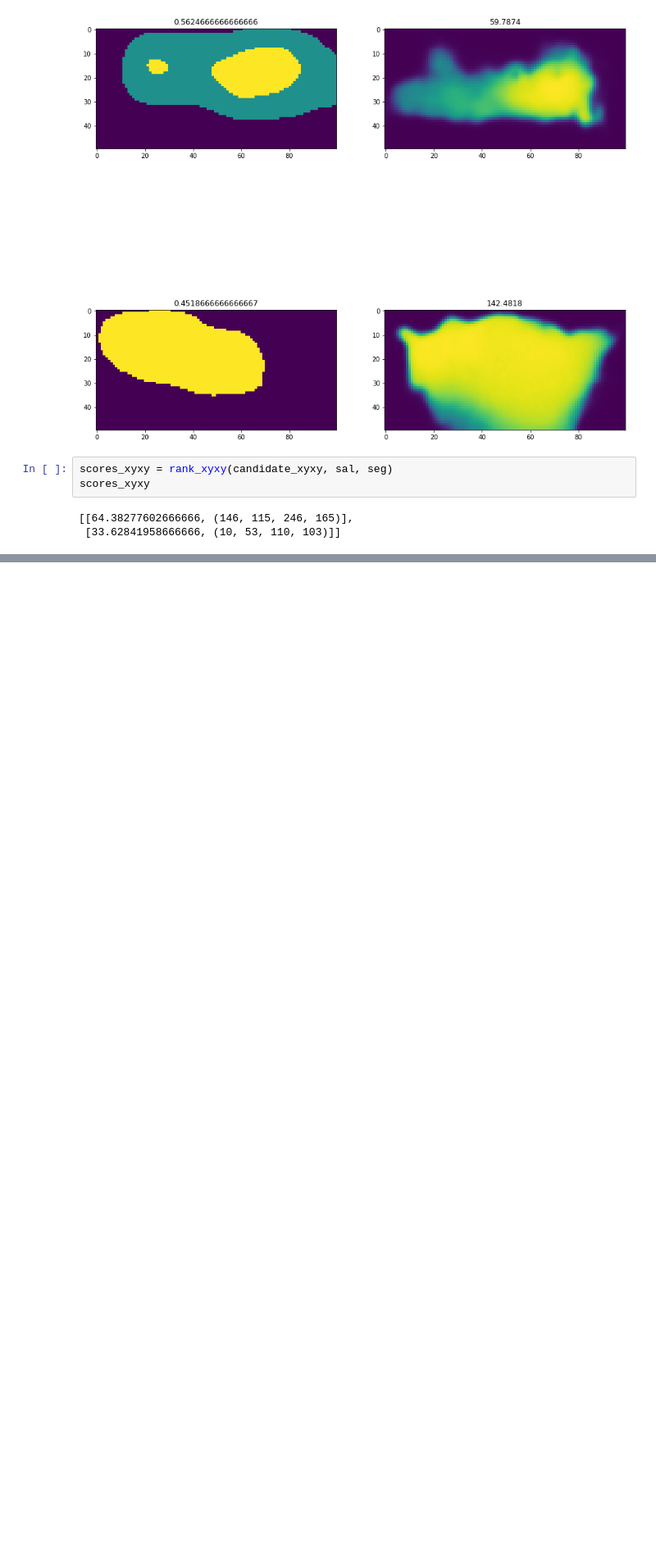
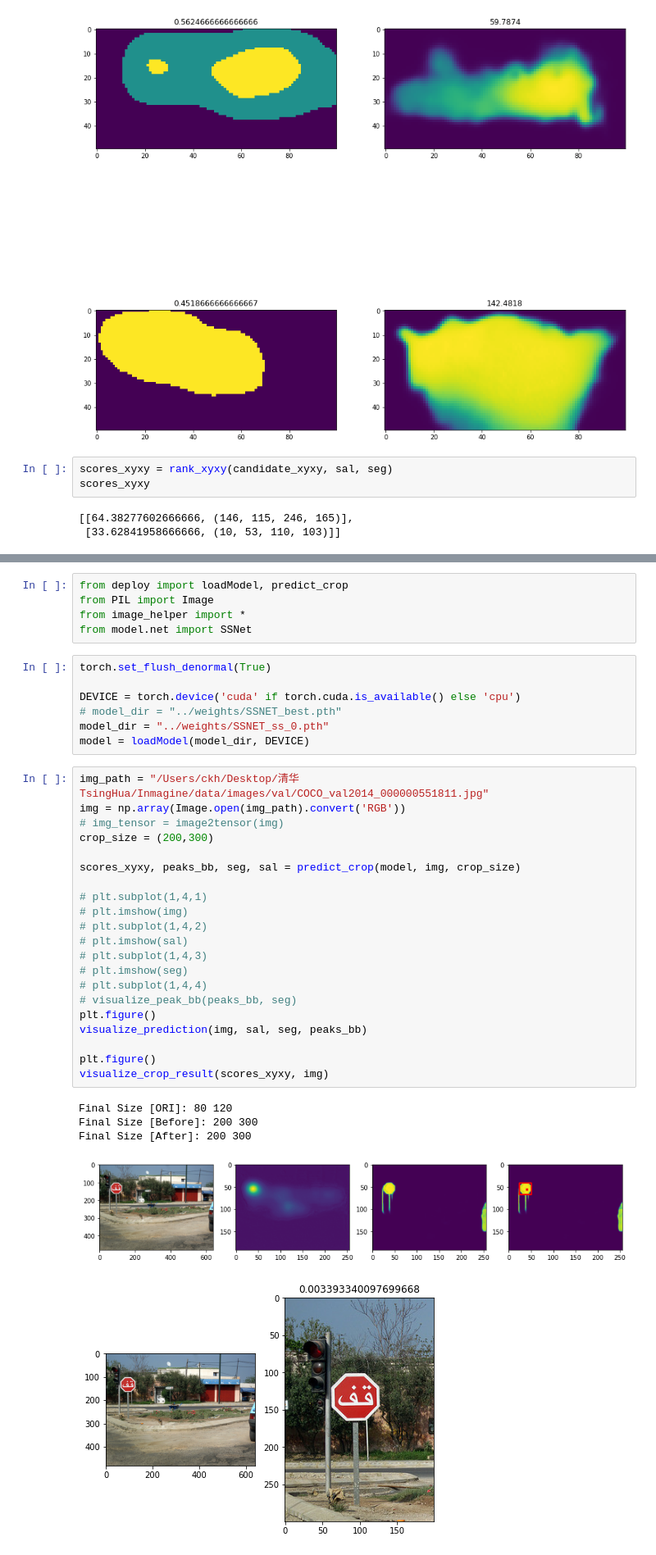
Before and after one commit to ckhui/SaliencySegmentationNet, a Jupyter notebook: Dev.ipynb, the cells around one changed output, grey strips where cells are left out. Shown at 82% size. Cells and saved outputs as stored; diff of their text form; blank space fills up the shorter version.

```diff
--- a/Dev.ipynb
+++ b/Dev.ipynb
@@ -440,0 +435,39 @@ for (peak, bb) in peaks_bb.items():
+# %%
+from deploy import loadModel, predict_crop
+from PIL import Image
+from image_helper import *
+from model.net import SSNet
+# %%
+torch.set_flush_denormal(True)
+
+DEVICE = torch.device('cuda' if torch.cuda.is_available() else 'cpu')
+# model_dir = "../weights/SSNET_best.pth"
+model_dir = "../weights/SSNET_ss_0.pth"
+model = loadModel(model_dir, DEVICE)
+# %%
+img_path = "/Users/ckh/Desktop/清华TsingHua/Inmagine/data/images/val/COCO_val2014_000000551811.jpg"
+img = np.array(Image.open(img_path).convert('RGB'))
+# img_tensor = image2tensor(img)
+crop_size = (200,300)
+
+scores_xyxy, peaks_bb, seg, sal = predict_crop(model, img, crop_size)
+
+# plt.subplot(1,4,1)
+# plt.imshow(img)
+# plt.subplot(1,4,2)
+# plt.imshow(sal)
+# plt.subplot(1,4,3)
+# plt.imshow(seg)
+# plt.subplot(1,4,4)
+# visualize_peak_bb(peaks_bb, seg)
+plt.figure()
+visualize_prediction(img, sal, seg, peaks_bb)
+
+plt.figure()
+visualize_crop_result(scores_xyxy, img)
+# %% [output]
+Final Size [ORI]: 80 120
+Final Size [Before]: 200 300
+Final Size [After]: 200 300
+[figure, added]
+[figure, added]
```
Also changed, not shown: parts of 9 cells of this notebook, 2 other files.
